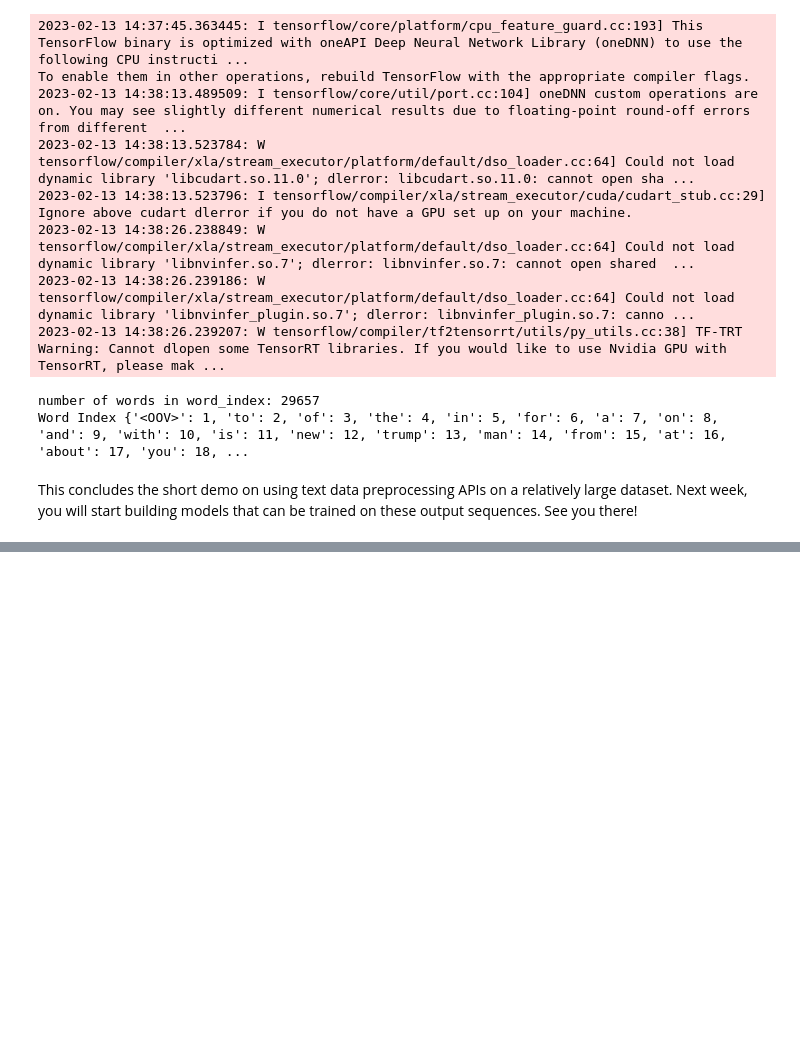
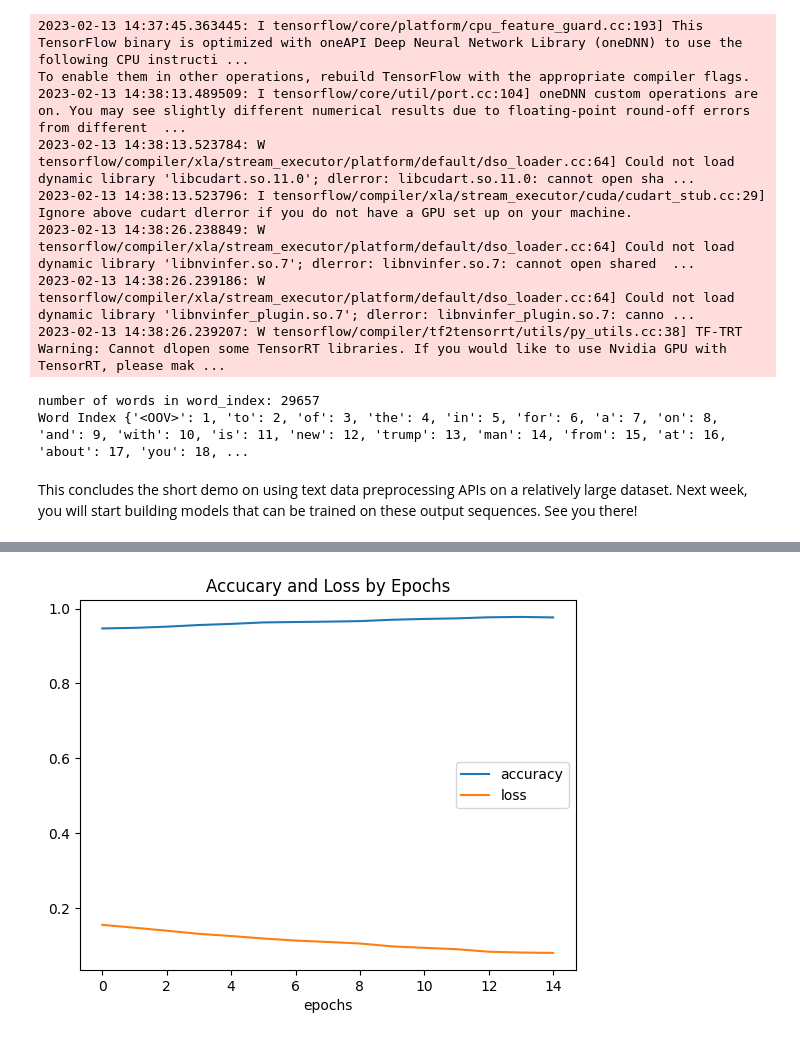
Before and after one commit to EduardoMontero-100/DataScience, a Jupyter notebook: coursera/excercises_deeplearning_nlp.ipynb, the cells around one changed output, grey strips where cells are left out. Cells and saved outputs as stored; diff of their text form; code cells hidden in the pictures; blank space fills up the shorter version.

```diff
--- a/coursera/excercises_deeplearning_nlp.ipynb
+++ b/coursera/excercises_deeplearning_nlp.ipynb
@@ -146,0 +697,27 @@ This concludes the short demo on using text data preprocessing APIs on a relativ
+# %%
+## Create a new model changing embedding dimensionality
+## Building the model
+import tensorflow as tf
+
+# Define dimensionality of the embedding
+embedding_dim = 128
+
+# Build the model
+model = tf.keras.Sequential([
+    tf.keras.layers.Embedding(tokenizer_subwords.vocab_size, embedding_dim),
+    tf.keras.layers.GlobalAveragePooling1D(),
+    tf.keras.layers.Dense(6, activation = 'relu'),
+    tf.keras.layers.Dense(1, activation = 'sigmoid')
+])
+
+# Print the summary of the model
+model.summary()
+# %%
+# changing number of epochs
+num_epochs = 15
+
+# Set the training parameters
+model.compile(loss = 'binary_crossentropy', optimizer = 'adam', metrics = ['accuracy'])
+
+# Start training
+history = model.fit(train_dataset, epochs=num_epochs, validation_data=test_dataset)
@@ -146,0 +742,12 @@ This concludes the short demo on using text data preprocessing APIs on a relativ
+# %%
+import matplotlib.pyplot as plt
+
+plt.title('Accucary and Loss by Epochs')
+plt.plot(history.history['accuracy'], label = 'accuracy')
+plt.plot(history.history['loss'], label = 'loss')
+plt.xlabel('epochs')
+plt.legend()
+
+plt.show()
+# %% [output]
+[figure, added]
```
Also changed, not shown: parts of 63 cells of this notebook.
